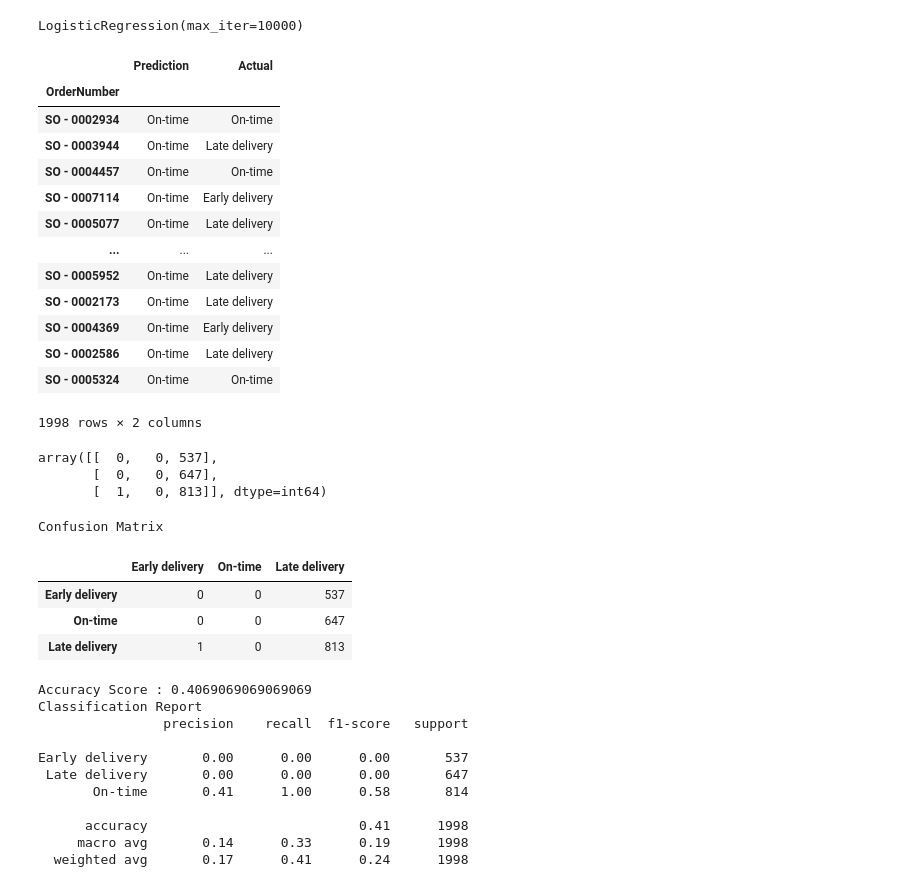
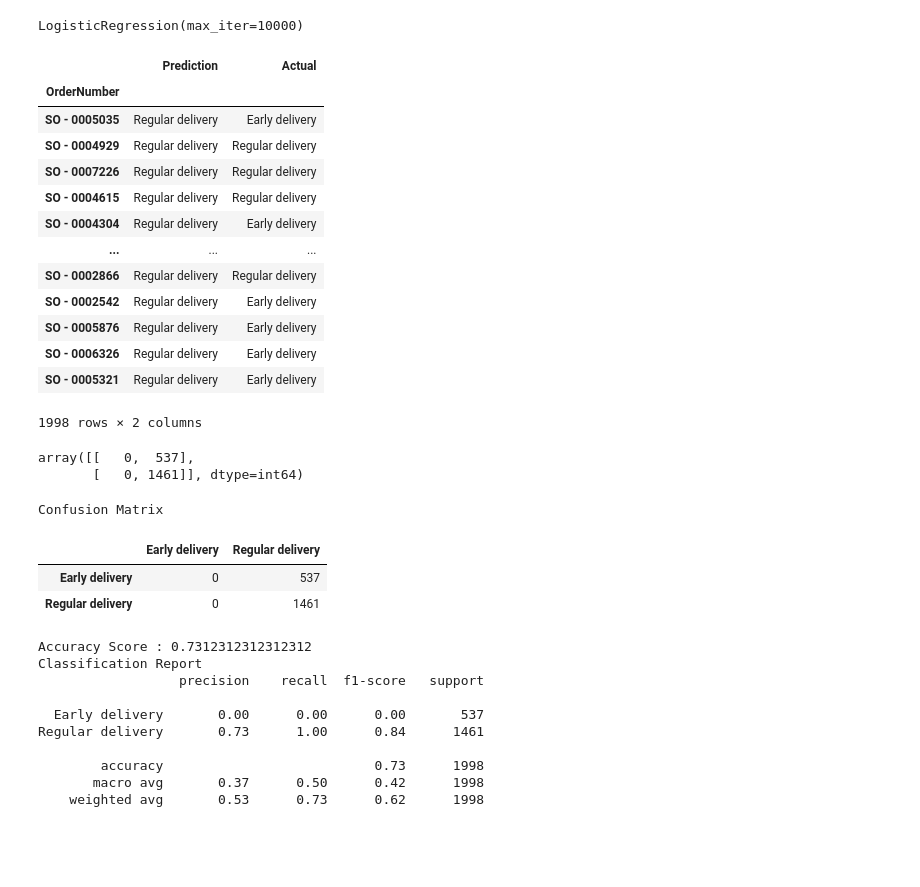
Before and after one commit to jdmandras/Project-4, a Jupyter notebook: DataAnalysis - 2 delivery intervals.ipynb, the cells around one changed output. Saved outputs shown, nothing was run; the diff lists cells and outputs as text; code cells hidden in the pictures; blank space fills up the shorter version.

Commit message:
Added 2 delivery option to the model - early or regular delivery

```diff
--- a/DataAnalysis - 2 delivery intervals.ipynb
+++ b/DataAnalysis - 2 delivery intervals.ipynb
@@ -129,12 +132,11 @@ sales_df.describe()
 | max | 2020-09-26 00:00:00 | 2020-12-30 00:00:00 | 2021-01-24 00:00:00 | 2021-02-02 00:00:00 | 28.000000 | 50.000000 | 367.000000 | 47.000000 | ... |
 | std | NaN | NaN | NaN | NaN | 7.986086 | 14.414883 | 105.903946 | 13.526545 | ... |
 # %%
-# Assign "Early delivery" for <15 days and "Late delivery" for >25 days
+
+# Assign "Early delivery" for <15 days and "Regular delivery" for >=15 days
 sales_df["delivery_time_bucket"] = np.where(sales_df["delivery_time_days"] < 15,
                                            "Early delivery",
-                                           np.where(sales_df["delivery_time_days"] > 25,
-                                                    "Late delivery",
-                                                    "On-time"))
+                                           "Regular delivery")
 sales_df.head()
 # %% [output]
 |  | Sales Channel | WarehouseCode | ProcuredDate | OrderDate | ShipDate | DeliveryDate | CurrencyCode | ... |
@@ -336,56 +335,53 @@ pd.DataFrame({"Prediction": predictions, "Actual": y_test})
 # %% [output]
 |  | Prediction | Actual |
 | OrderNumber |  |  |
-| SO - 0002934 | On-time | On-time |
-| SO - 0003944 | On-time | Late delivery |
-| SO - 0004457 | On-time | On-time |
-| SO - 0007114 | On-time | Early delivery |
-| SO - 0005077 | On-time | Late delivery |
+| SO - 0005035 | Regular delivery | Early delivery |
+| SO - 0004929 | Regular delivery | Regular delivery |
+| SO - 0007226 | Regular delivery | Regular delivery |
+| SO - 0004615 | Regular delivery | Regular delivery |
+| SO - 0004304 | Regular delivery | Early delivery |
 | ... | ... | ... |
-| SO - 0005952 | On-time | Late delivery |
-| SO - 0002173 | On-time | Late delivery |
-| SO - 0004369 | On-time | Early delivery |
-| SO - 0002586 | On-time | Late delivery |
-| SO - 0005324 | On-time | On-time |
+| SO - 0002866 | Regular delivery | Regular delivery |
+| SO - 0002542 | Regular delivery | Early delivery |
+| SO - 0005876 | Regular delivery | Early delivery |
+| SO - 0006326 | Regular delivery | Early delivery |
+| SO - 0005321 | Regular delivery | Early delivery |
 1998 rows × 2 columns
 # %%
 from sklearn.metrics import confusion_matrix, accuracy_score, classification_report
 # Generate a confusion matrix for the model
 confusion_matrix(y_test, predictions)
 # %% [output]
-array([[  0,   0, 537],
-       [  0,   0, 647],
-       [  1,   0, 813]], dtype=int64)
+array([[   0,  537],
+       [   0, 1461]], dtype=int64)
 # %%
 # Calculating the confusion matrix
 cm = confusion_matrix(y_test, predictions)
 cm_df = pd.DataFrame(
-    cm, index=["Early delivery","On-time", "Late delivery"], columns=["Early delivery","On-time","Late delivery"]
+    cm, index=["Early delivery","Regular delivery"], columns=["Early delivery","Regular delivery"]
 )
 
 # Calculating the accuracy score
 acc_score = accuracy_score(y_test, predictions)
 
 # Display results
 print("Confusion Matrix")
 display(cm_df)
 print(f"Accuracy Score : {acc_score}")
 print("Classification Report")
 print(classification_report(y_test, predictions))
 # %% [output]
 Confusion Matrix
-|  | Early delivery | On-time | Late delivery |
-| Early delivery | 0 | 0 | 537 |
-| On-time | 0 | 0 | 647 |
-| Late delivery | 1 | 0 | 813 |
+|  | Early delivery | Regular delivery |
+| Early delivery | 0 | 537 |
+| Regular delivery | 0 | 1461 |
-Accuracy Score : 0.4069069069069069
+Accuracy Score : 0.7312312312312312
 Classification Report
-                precision    recall  f1-score   support
+                  precision    recall  f1-score   support
 
-Early delivery       0.00      0.00      0.00       537
- Late delivery       0.00      0.00      0.00       647
-       On-time       0.41      1.00      0.58       814
+  Early delivery       0.00      0.00      0.00       537
+Regular delivery       0.73      1.00      0.84      1461
 
-      accuracy                           0.41      1998
-     macro avg       0.14      0.33      0.19      1998
-  weighted avg       0.17      0.41      0.24      1998
+        accuracy                           0.73      1998
+       macro avg       0.37      0.50      0.42      1998
+    weighted avg       0.53      0.73      0.62      1998
```
Also changed, not shown: parts of 6 cells of this notebook.
